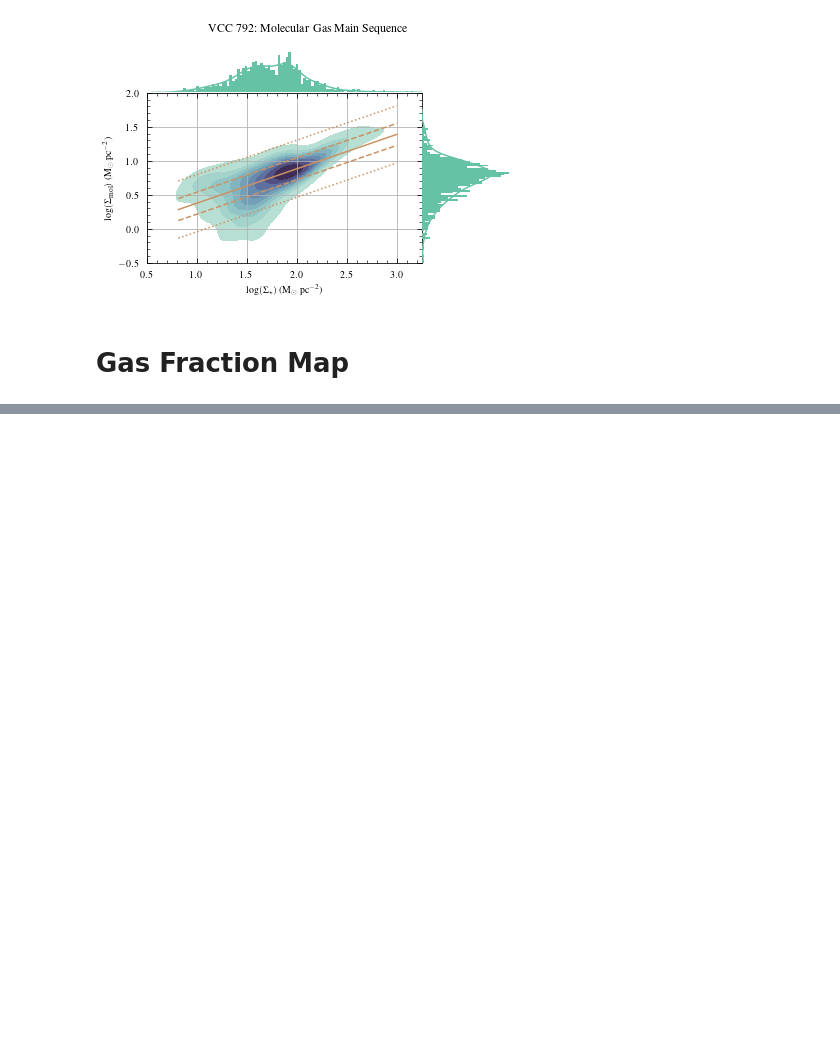
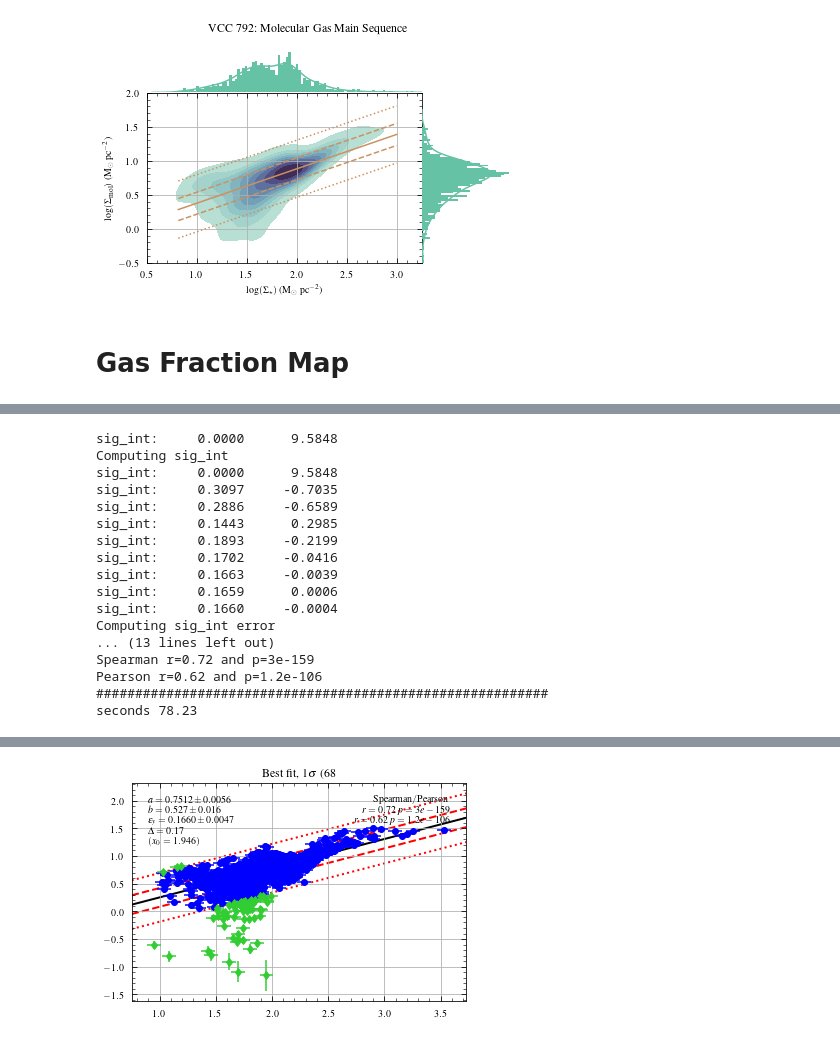
Before and after one commit to BearBearCodes/coop_f2021, a Jupyter notebook: warmup/stellar_mass_estimate.ipynb, the cells around one changed output, grey strips where cells are left out. Saved outputs shown, nothing was run; the diff lists cells and outputs as text; code cells hidden in the pictures; blank space fills up the shorter version.

```diff
--- a/warmup/stellar_mass_estimate.ipynb
+++ b/warmup/stellar_mass_estimate.ipynb
@@ -1589,0 +2026,41 @@ plt.show()
+# %%
+#
+# LTS fitting
+#
+%matplotlib inline
+pivot = np.median(np.log10(sed_mass_density[data_co > 0]))
+clip = 2.6
+popt = lts_linefit(
+    np.log10(sed_mass_density[data_co > 0]),
+    np.log10(data_co[data_co > 0]),
+    sed_mass_density_err[data_co > 0] / (sed_mass_density[data_co > 0] * np.log(10)),
+    unc_co_noDistErr[data_co > 0] / (data_co[data_co > 0] * np.log(10)),
+    clip=clip,
+    epsy=True,
+    corr=True,
+    frac=None,
+    pivot=pivot,
+    plot=True,
+    text=True,
+)
+yint, slope = popt.ab
+yint_err, slope_err = popt.ab_err
+rms = popt.rms
+# %% [output]
+sig_int:     0.0000      9.5848
+Computing sig_int
+sig_int:     0.0000      9.5848
+sig_int:     0.3097     -0.7035
+sig_int:     0.2886     -0.6589
+sig_int:     0.1443      0.2985
+sig_int:     0.1893     -0.2199
+sig_int:     0.1702     -0.0416
+sig_int:     0.1663     -0.0039
+sig_int:     0.1659      0.0006
+sig_int:     0.1660     -0.0004
+Computing sig_int error
+... (13 lines left out)
+Spearman r=0.72 and p=3e-159
+Pearson r=0.62 and p=1.2e-106
+##########################################################
+seconds 78.23
@@ -1589,0 +2069 @@ plt.show()
+[figure, added]
```
Also changed, not shown: parts of 12 cells of this notebook, 1 other file.
